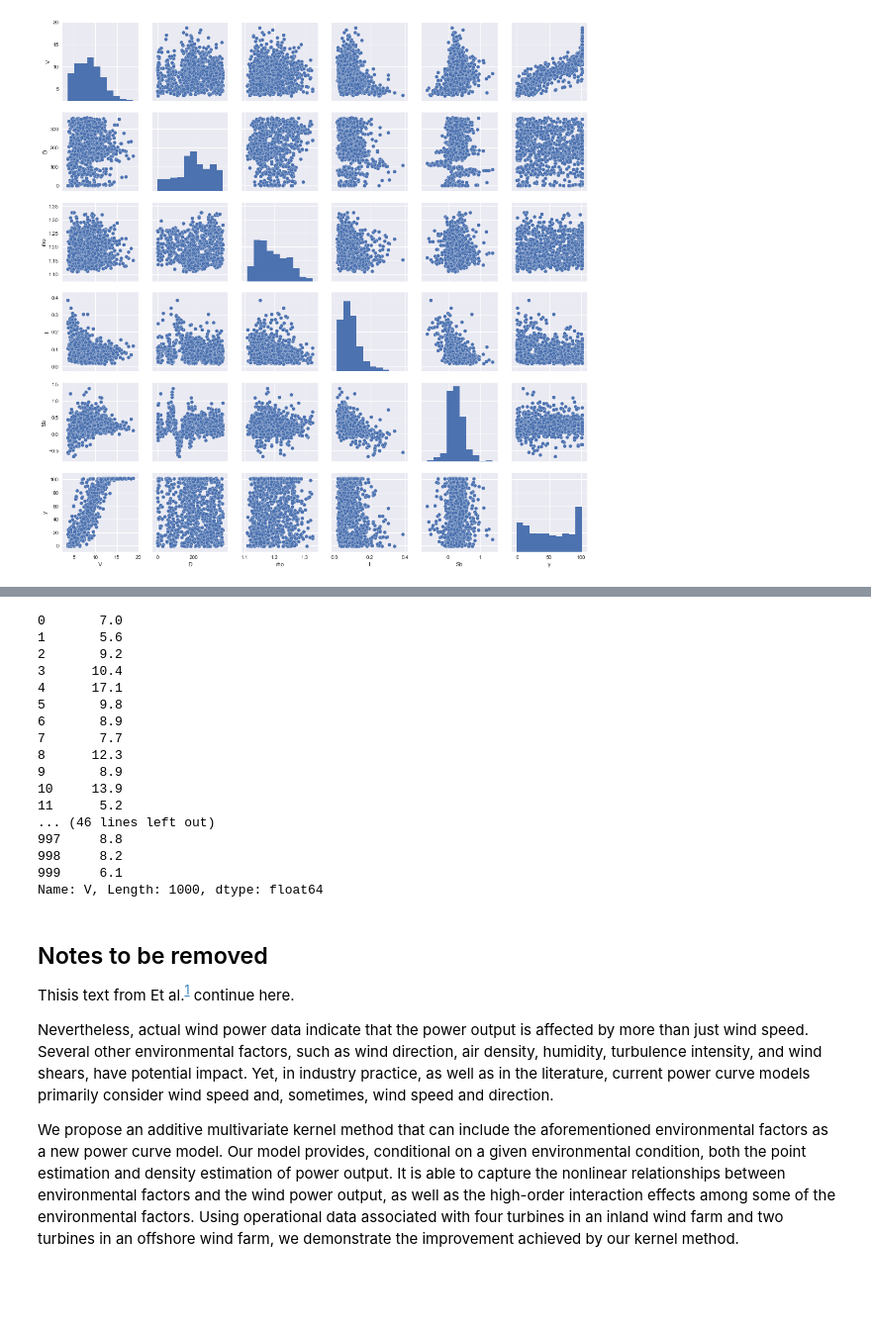
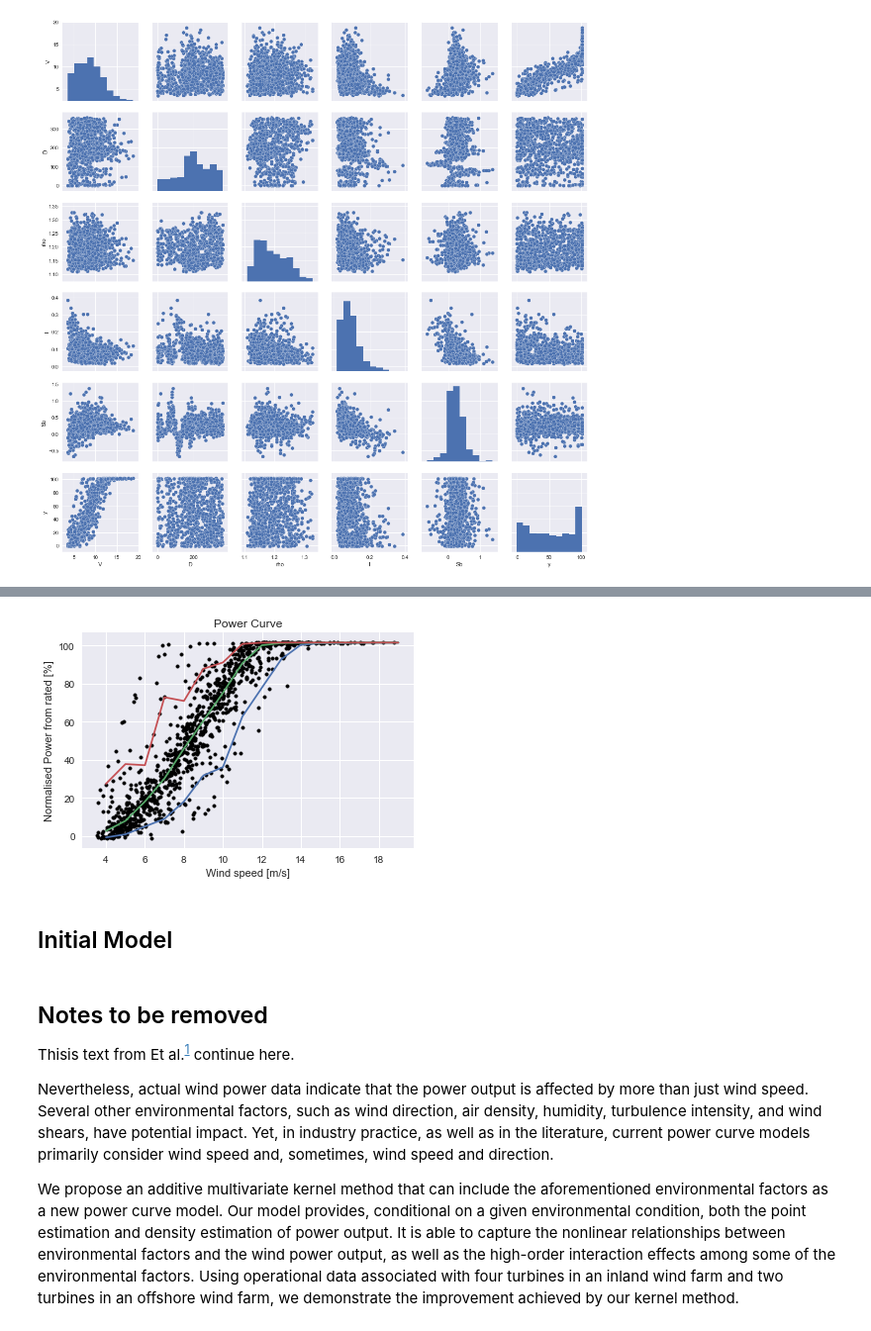
Before and after one commit to emerrf/PCEDL, a Jupyter notebook: report.ipynb, the cells around one changed output, grey strips where cells are left out. Shown at 99% size. Saved outputs shown, nothing was run; the diff lists cells and outputs as text; code cells hidden in the pictures; blank space fills up the shorter version.

```diff
--- a/report.ipynb
+++ b/report.ipynb
@@ -157,23 +139,29 @@ wt_plot = wt_plot.assign(V=wt_plot["V"].round(1))
-# %%
-wt_plot["V"]
-# %% [output]
-0       7.0
-1       5.6
-2       9.2
-3      10.4
-4      17.1
-5       9.8
-6       8.9
-7       7.7
-8      12.3
-9       8.9
-10     13.9
-11      5.2
-... (46 lines left out)
-997     8.8
-998     8.2
-999     6.1
-Name: V, Length: 1000, dtype: float64
+# %%
+import matplotlib.pyplot as plt
+import numpy as np
+import seaborn as sns; sns.set()
+
+plt.scatter(wt_data["V"], wt_data["y"], marker='.', color='k')
+wt_plot = wt_data.copy()
+wt_plot = wt_plot[["V", "y"]]
+wt_plot = wt_plot.assign(V=wt_plot["V"].round(0))
+def q1(x):
+    return np.percentile(x, 5)
+def q2(x):
+    return np.percentile(x, 50)
+def q3(x):
+    return np.percentile(x, 95)
+
+lines_data = wt_plot.groupby(by="V").agg({"y": [q1, q2, q3]})
+plt.plot(lines_data)
+plt.xlabel("Wind speed [m/s]")
+plt.ylabel("Normalised Power from rated [%]")
+plt.title("Power Curve")
+plt.show()
+# %% [output]
+[figure, added]
+# %% [markdown]
+## Initial Model
 # %% [markdown]
 ## Notes to be removed
 
```
Also changed, not shown: parts of 4 cells of this notebook.
